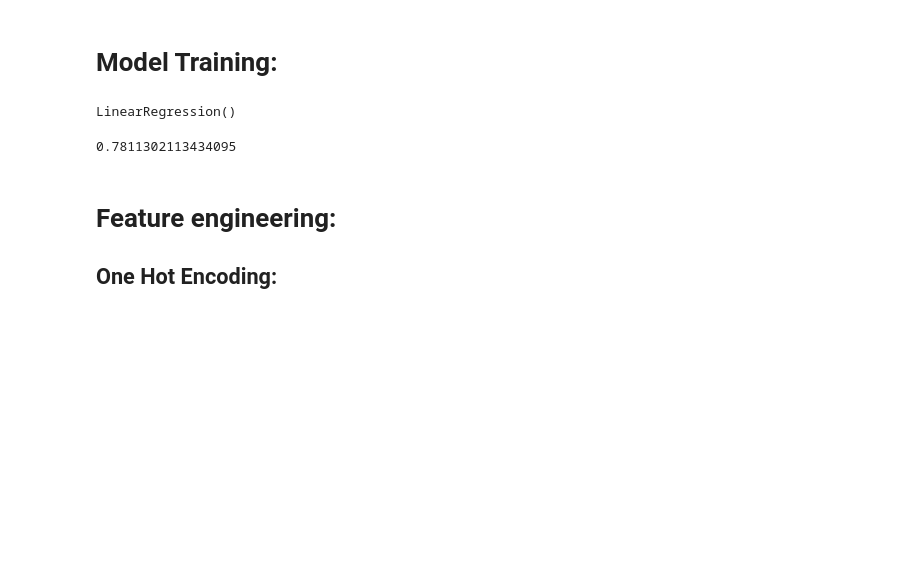
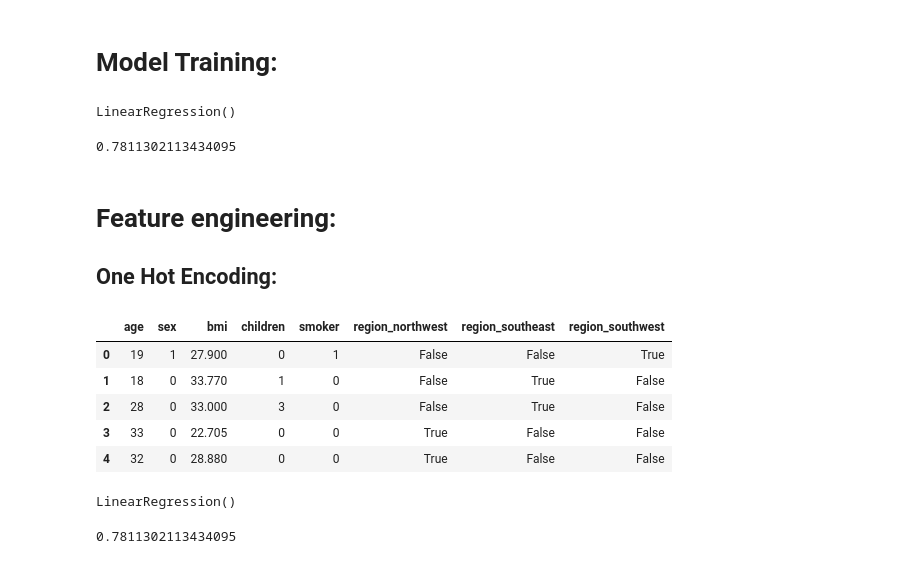
Before and after one commit to CodeByMehra/AiMl, a Jupyter notebook: 04_Supervised Learning/02_Linear_regression.ipynb, the cells around one changed output. Cells and saved outputs as stored; diff of their text form; code cells hidden in the pictures; blank space fills up the shorter version.

```diff
--- a/04_Supervised Learning/02_Linear_regression.ipynb
+++ b/04_Supervised Learning/02_Linear_regression.ipynb
@@ -69,3 +69,20 @@ print(r2)
 # %% [markdown]
 # Feature engineering:
 ## One Hot Encoding:
+# %%
+X = df.drop(columns=["charges"])
+y = df["charges"]
+
+X = pd.get_dummies(X, columns=["region"], drop_first=True) #one hot encoding
+                                            #drop_first means we dont want to drop first column
+X["sex"] = X["sex"].map({"female":1 , "male":0})
+X["smoker"] = X["smoker"].map({"yes":1 , "no":0})
+
+X.head()
+# %% [output]
+|  | age | sex | bmi | children | smoker | region_northwest | region_southeast | region_southwest |
+| 0 | 19 | 1 | 27.900 | 0 | 1 | False | False | True |
+| 1 | 18 | 0 | 33.770 | 1 | 0 | False | True | False |
+| 2 | 28 | 0 | 33.000 | 3 | 0 | False | True | False |
+| 3 | 33 | 0 | 22.705 | 0 | 0 | True | False | False |
+| 4 | 32 | 0 | 28.880 | 0 | 0 | True | False | False |
@@ -71,0 +93,16 @@ print(r2)
+# %%
+from sklearn.linear_model import LinearRegression
+
+model = LinearRegression()
+model.fit(X_train, y_train)
+# %% [output]
+LinearRegression()
+# %%
+# Comparison of predicted and actual values
+
+from sklearn.metrics import r2_score
+
+r2 = r2_score(y_test,y_pred)
+print(r2)
+# %% [output]
+0.7811302113434095
```
Also changed, not shown: parts of 2 cells of this notebook, 1 other file.
